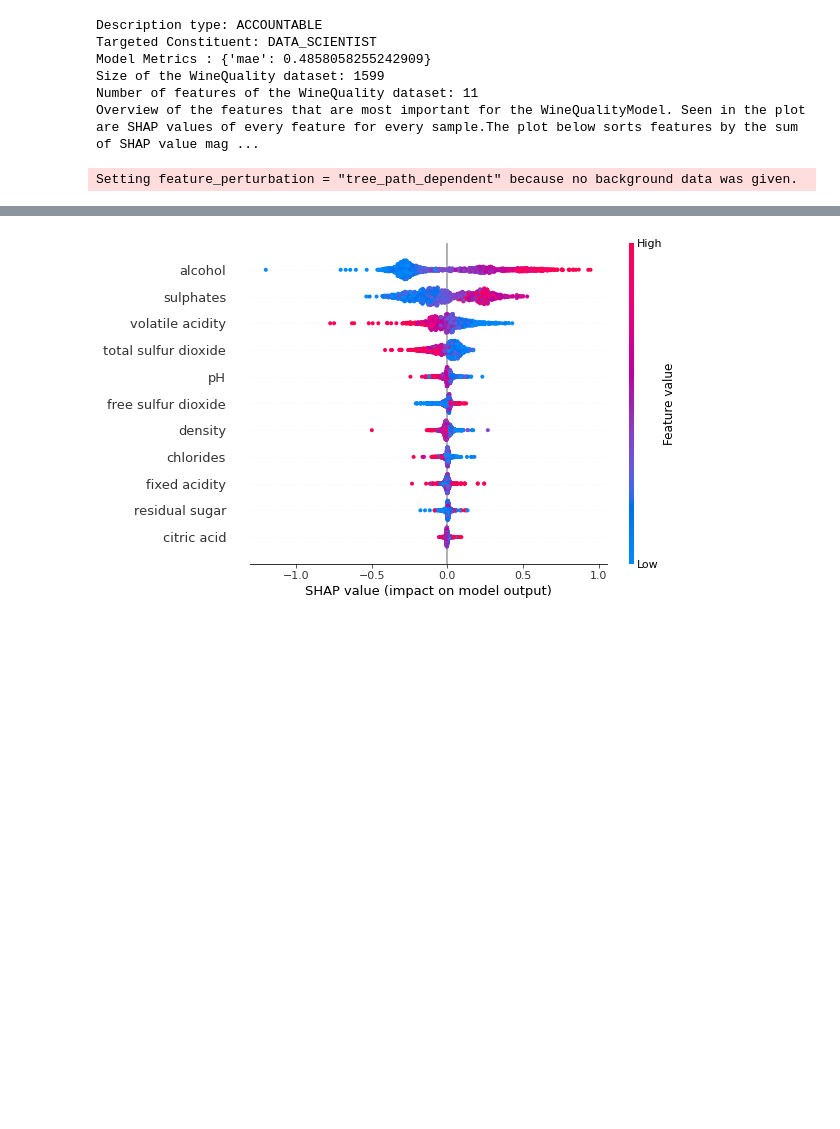
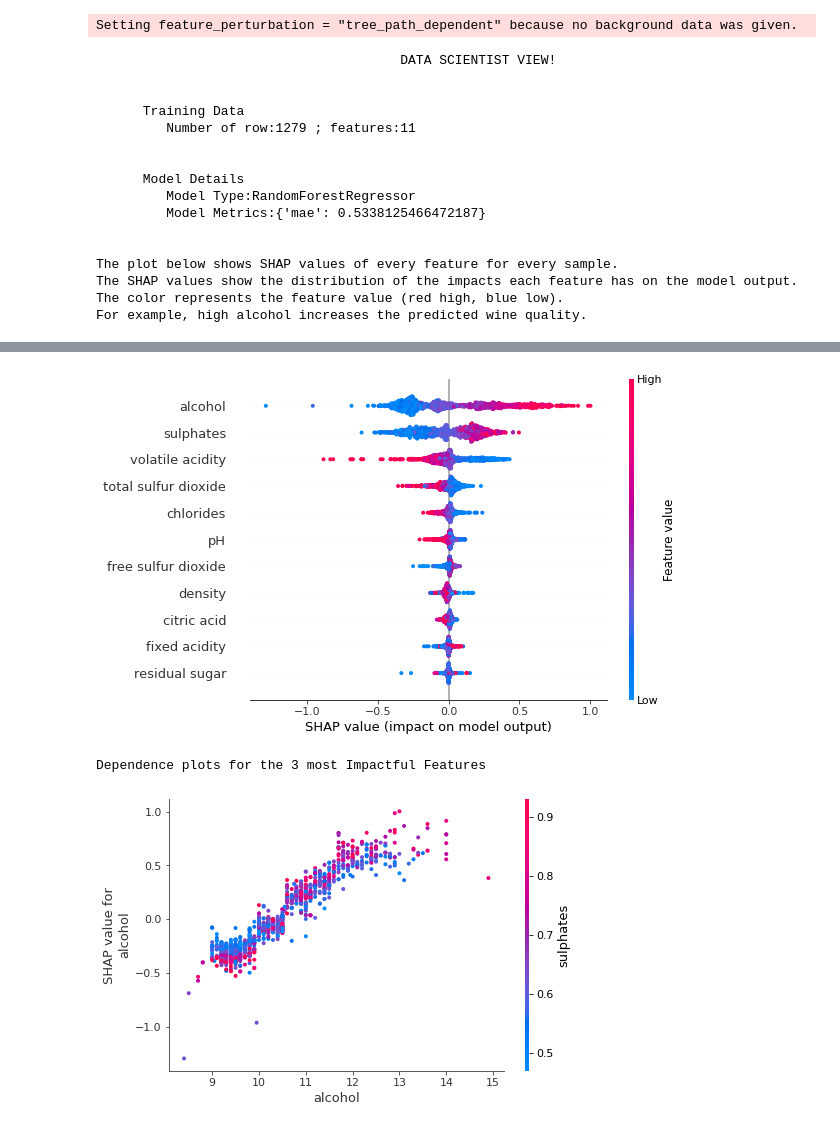
Before and after one commit to h1st-ai/h1st, a Jupyter notebook: examples/Trust/notebooks/wine_quality_model.ipynb, the cells around one changed output, grey strips where cells are left out. Saved outputs shown, nothing was run; the diff lists cells and outputs as text; code cells hidden in the pictures; blank space fills up the shorter version.

Commit message:
Updated shap & lime explainers and refactored generic code to framework.

```diff
--- a/examples/Trust/notebooks/wine_quality_model.ipynb
+++ b/examples/Trust/notebooks/wine_quality_model.ipynb
@@ -36,12 +49,22 @@ Right: 5.198926489185762
 [interactive output not drawn]
 # %%
 # Describe the Global Feature Importance for the Wine Quality Dataset
-s =m.describe()
+s =m.describe('data_scientist')
 # %% [output]
-Description type: ACCOUNTABLE
-Targeted Constituent: DATA_SCIENTIST
-Model Metrics : {'mae': 0.4858058255242909}
-Size of the WineQuality dataset: 1599
-Number of features of the WineQuality dataset: 11
-Overview of the features that are most important for the WineQualityModel. Seen in the plot are SHAP values of every feature for every sample.The plot below sorts features by the sum of SHAP value mag ...
+Setting feature_perturbation = "tree_path_dependent" because no background data was given.
-Setting feature_perturbation = "tree_path_dependent" because no background data was given.
+                                       DATA SCIENTIST VIEW!
+
+
+      Training Data
+         Number of row:1279 ; features:11
+
+
+      Model Details
+         Model Type:RandomForestRegressor
+         Model Metrics:{'mae': 0.5338125466472187}
+
+
+The plot below shows SHAP values of every feature for every sample.
+The SHAP values show the distribution of the impacts each feature has on the model output.
+The color represents the feature value (red high, blue low).
+For example, high alcohol increases the predicted wine quality.
@@ -49 +71,3 @@ Setting feature_perturbation = "tree_path_dependent" because no background data
-[figure, old version]
+[figure, new version]
+Dependence plots for the 3 most Impactful Features
+[figure, added]
```
Also changed, not shown: parts of 12 cells of this notebook, 6 other files.
